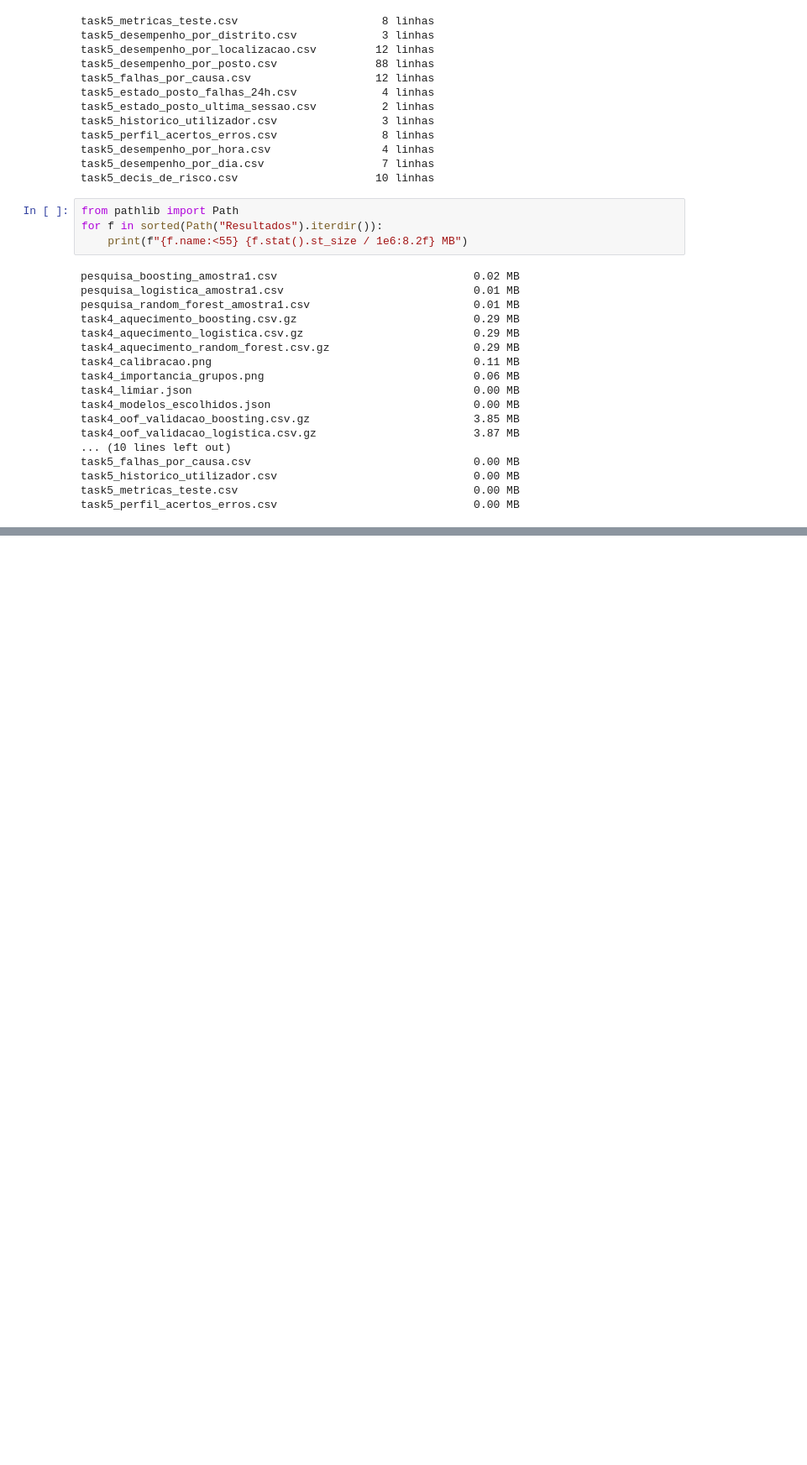
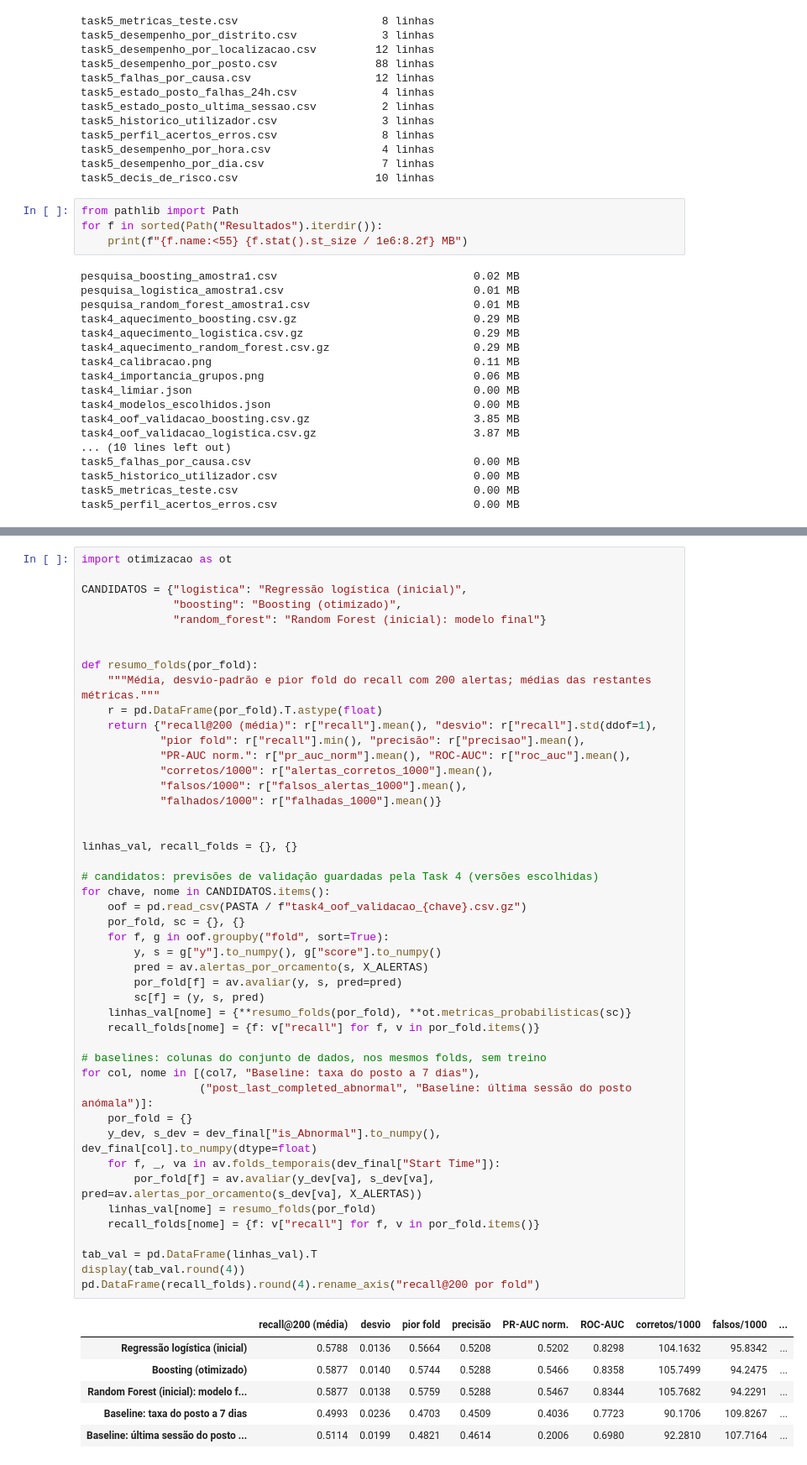
Before and after one commit to 1231478-Ellah-Fleischmann/MINDD-PROJETO, a Jupyter notebook: task5.ipynb, the cells around one changed output, grey strips where cells are left out. Shown at 84% size. Cells and saved outputs as stored; diff of their text form; blank space fills up the shorter version.

Commit message:
desempenho na validação

```diff
--- a/task5.ipynb
+++ b/task5.ipynb
@@ -636,0 +645,53 @@ task5_perfil_acertos_erros.csv                              0.00 MB
+# %%
+import otimizacao as ot
+
+CANDIDATOS = {"logistica": "Regressão logística (inicial)",
+              "boosting": "Boosting (otimizado)",
+              "random_forest": "Random Forest (inicial): modelo final"}
+
+
+def resumo_folds(por_fold):
+    """Média, desvio-padrão e pior fold do recall com 200 alertas; médias das restantes métricas."""
+    r = pd.DataFrame(por_fold).T.astype(float)
+    return {"recall@200 (média)": r["recall"].mean(), "desvio": r["recall"].std(ddof=1),
+            "pior fold": r["recall"].min(), "precisão": r["precisao"].mean(),
+            "PR-AUC norm.": r["pr_auc_norm"].mean(), "ROC-AUC": r["roc_auc"].mean(),
+            "corretos/1000": r["alertas_corretos_1000"].mean(),
+            "falsos/1000": r["falsos_alertas_1000"].mean(),
+            "falhados/1000": r["falhadas_1000"].mean()}
+
+
+linhas_val, recall_folds = {}, {}
+
+# candidatos: previsões de validação guardadas pela Task 4 (versões escolhidas)
+for chave, nome in CANDIDATOS.items():
+    oof = pd.read_csv(PASTA / f"task4_oof_validacao_{chave}.csv.gz")
+    por_fold, sc = {}, {}
+    for f, g in oof.groupby("fold", sort=True):
+        y, s = g["y"].to_numpy(), g["score"].to_numpy()
+        pred = av.alertas_por_orcamento(s, X_ALERTAS)
+        por_fold[f] = av.avaliar(y, s, pred=pred)
+        sc[f] = (y, s, pred)
+    linhas_val[nome] = {**resumo_folds(por_fold), **ot.metricas_probabilisticas(sc)}
+    recall_folds[nome] = {f: v["recall"] for f, v in por_fold.items()}
+
+# baselines: colunas do conjunto de dados, nos mesmos folds, sem treino
+for col, nome in [(col7, "Baseline: taxa do posto a 7 dias"),
+                  ("post_last_completed_abnormal", "Baseline: última sessão do posto anómala")]:
+    por_fold = {}
+    y_dev, s_dev = dev_final["is_Abnormal"].to_numpy(), dev_final[col].to_numpy(dtype=float)
+    for f, _, va in av.folds_temporais(dev_final["Start Time"]):
+        por_fold[f] = av.avaliar(y_dev[va], s_dev[va], pred=av.alertas_por_orcamento(s_dev[va], X_ALERTAS))
+    linhas_val[nome] = resumo_folds(por_fold)
+    recall_folds[nome] = {f: v["recall"] for f, v in por_fold.items()}
+
+tab_val = pd.DataFrame(linhas_val).T
+display(tab_val.round(4))
+pd.DataFrame(recall_folds).round(4).rename_axis("recall@200 por fold")
+# %% [output]
+|  | recall@200 (média) | desvio | pior fold | precisão | PR-AUC norm. | ROC-AUC | corretos/1000 | falsos/1000 | ... |
+| Regressão logística (inicial) | 0.5788 | 0.0136 | 0.5664 | 0.5208 | 0.5202 | 0.8298 | 104.1632 | 95.8342 | ... |
+| Boosting (otimizado) | 0.5877 | 0.0140 | 0.5744 | 0.5288 | 0.5466 | 0.8358 | 105.7499 | 94.2475 | ... |
+| Random Forest (inicial): modelo f... | 0.5877 | 0.0138 | 0.5759 | 0.5288 | 0.5467 | 0.8344 | 105.7682 | 94.2291 | ... |
+| Baseline: taxa do posto a 7 dias | 0.4993 | 0.0236 | 0.4703 | 0.4509 | 0.4036 | 0.7723 | 90.1706 | 109.8267 | ... |
+| Baseline: última sessão do posto ... | 0.5114 | 0.0199 | 0.4821 | 0.4614 | 0.2006 | 0.6980 | 92.2810 | 107.7164 | ... |
```
Also changed, not shown: parts of 3 cells of this notebook.
